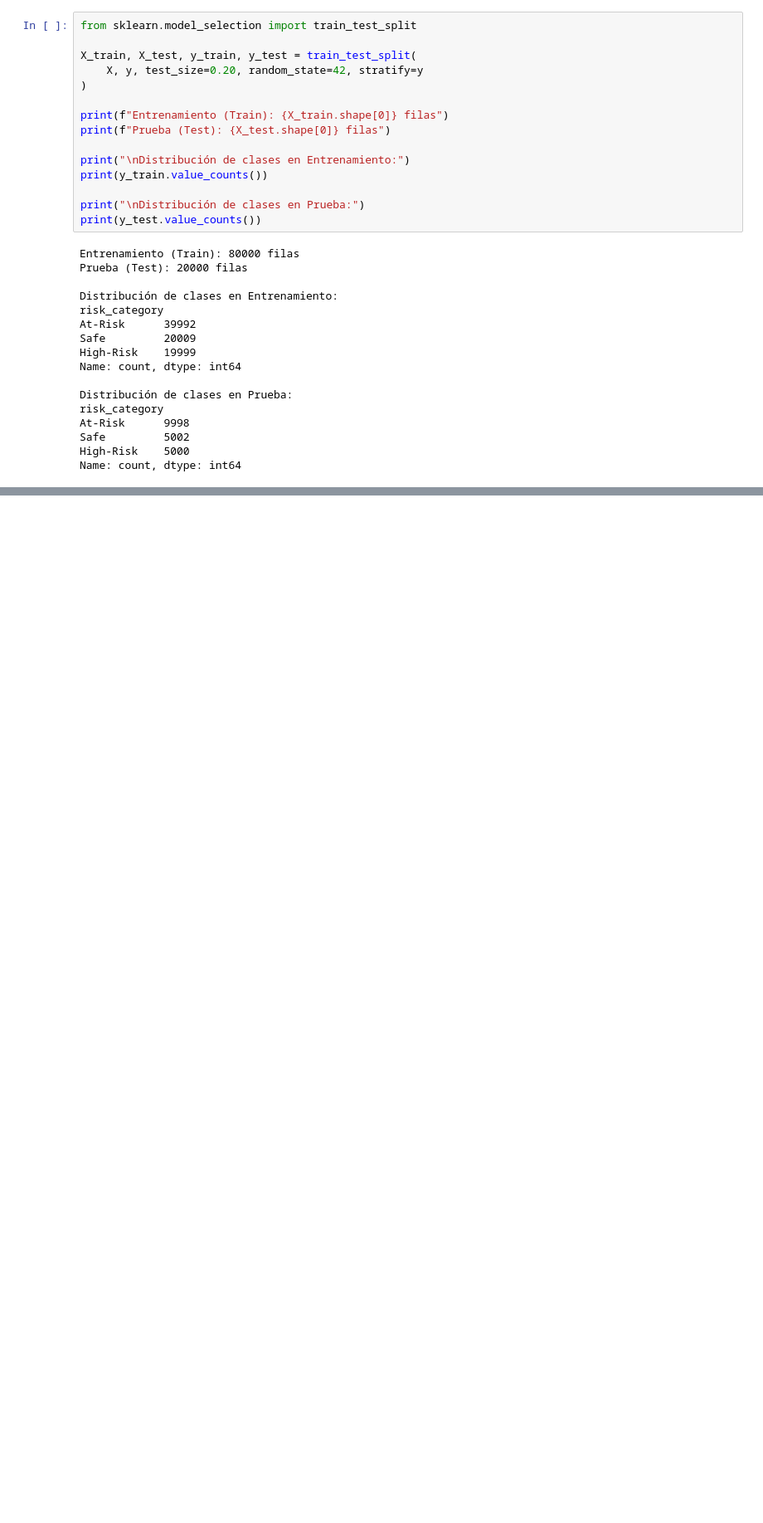
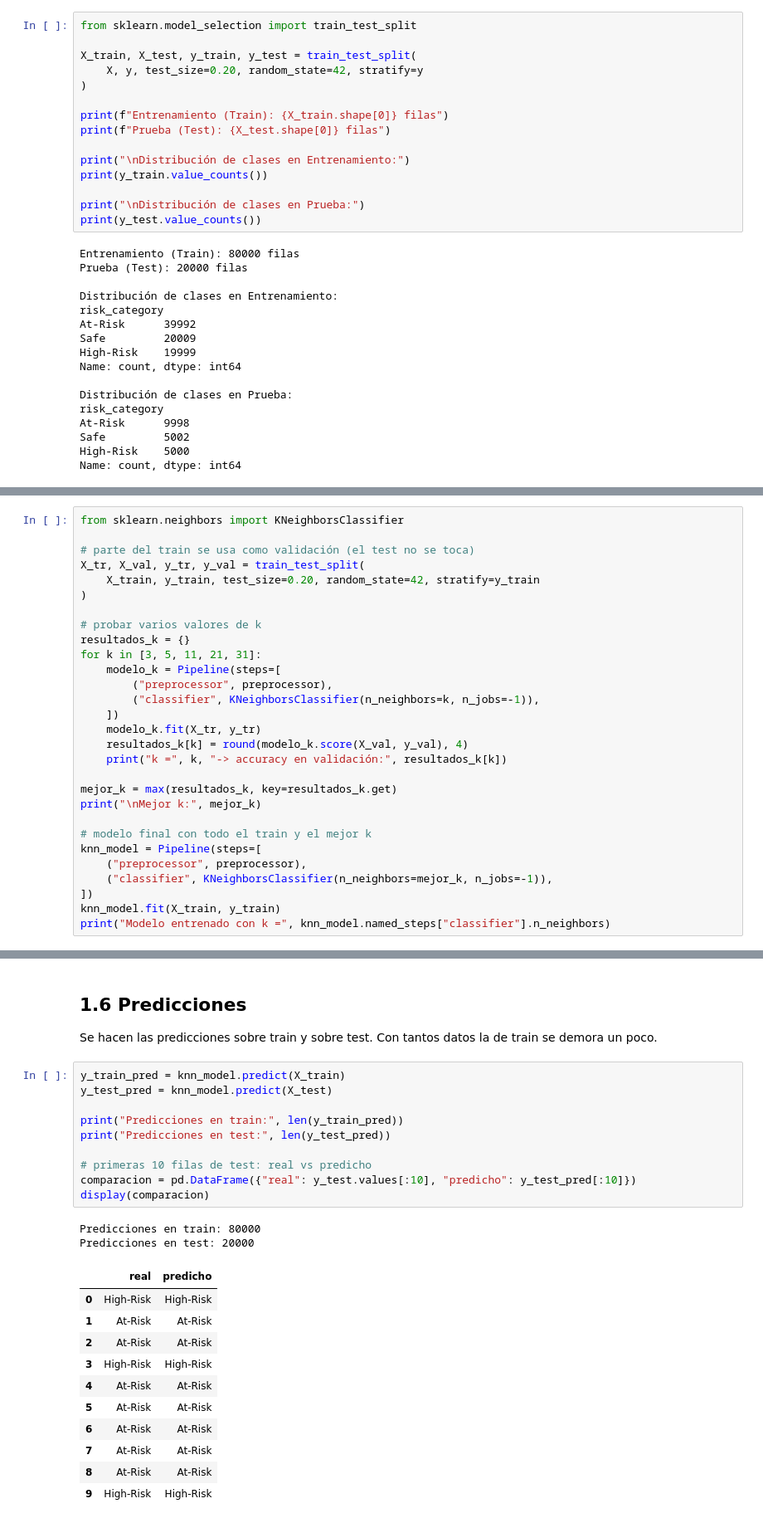
Before and after one commit to alex72hD/KNNTaller, a Jupyter notebook: KNN.ipynb, the cells around one changed output, grey strips where cells are left out. Shown at 83% size. Cells and saved outputs as stored; diff of their text form; blank space fills up the shorter version.

```diff
--- a/KNN.ipynb
+++ b/KNN.ipynb
@@ -209,0 +173,29 @@ weighted avg       0.87      0.87      0.87     20000
+# %%
+from sklearn.neighbors import KNeighborsClassifier
+
+# parte del train se usa como validación (el test no se toca)
+X_tr, X_val, y_tr, y_val = train_test_split(
+    X_train, y_train, test_size=0.20, random_state=42, stratify=y_train
+)
+
+# probar varios valores de k
+resultados_k = {}
+for k in [3, 5, 11, 21, 31]:
+    modelo_k = Pipeline(steps=[
+        ("preprocessor", preprocessor),
+        ("classifier", KNeighborsClassifier(n_neighbors=k, n_jobs=-1)),
+    ])
+    modelo_k.fit(X_tr, y_tr)
+    resultados_k[k] = round(modelo_k.score(X_val, y_val), 4)
+    print("k =", k, "-> accuracy en validación:", resultados_k[k])
+
+mejor_k = max(resultados_k, key=resultados_k.get)
+print("\nMejor k:", mejor_k)
+
+# modelo final con todo el train y el mejor k
+knn_model = Pipeline(steps=[
+    ("preprocessor", preprocessor),
+    ("classifier", KNeighborsClassifier(n_neighbors=mejor_k, n_jobs=-1)),
+])
+knn_model.fit(X_train, y_train)
+print("Modelo entrenado con k =", knn_model.named_steps["classifier"].n_neighbors)
@@ -209,0 +211,28 @@ weighted avg       0.87      0.87      0.87     20000
+# %% [markdown]
+## 1.6 Predicciones
+
+Se hacen las predicciones sobre train y sobre test. Con tantos datos la de train se demora un poco.
+# %%
+y_train_pred = knn_model.predict(X_train)
+y_test_pred = knn_model.predict(X_test)
+
+print("Predicciones en train:", len(y_train_pred))
+print("Predicciones en test:", len(y_test_pred))
+
+# primeras 10 filas de test: real vs predicho
+comparacion = pd.DataFrame({"real": y_test.values[:10], "predicho": y_test_pred[:10]})
+display(comparacion)
+# %% [output]
+Predicciones en train: 80000
+Predicciones en test: 20000
+|  | real | predicho |
+| 0 | High-Risk | High-Risk |
+| 1 | At-Risk | At-Risk |
+| 2 | At-Risk | At-Risk |
+| 3 | High-Risk | High-Risk |
+| 4 | At-Risk | At-Risk |
+| 5 | At-Risk | At-Risk |
+| 6 | At-Risk | At-Risk |
+| 7 | At-Risk | At-Risk |
+| 8 | At-Risk | At-Risk |
+| 9 | High-Risk | High-Risk |
```
Also changed, not shown: parts of 12 cells of this notebook.
